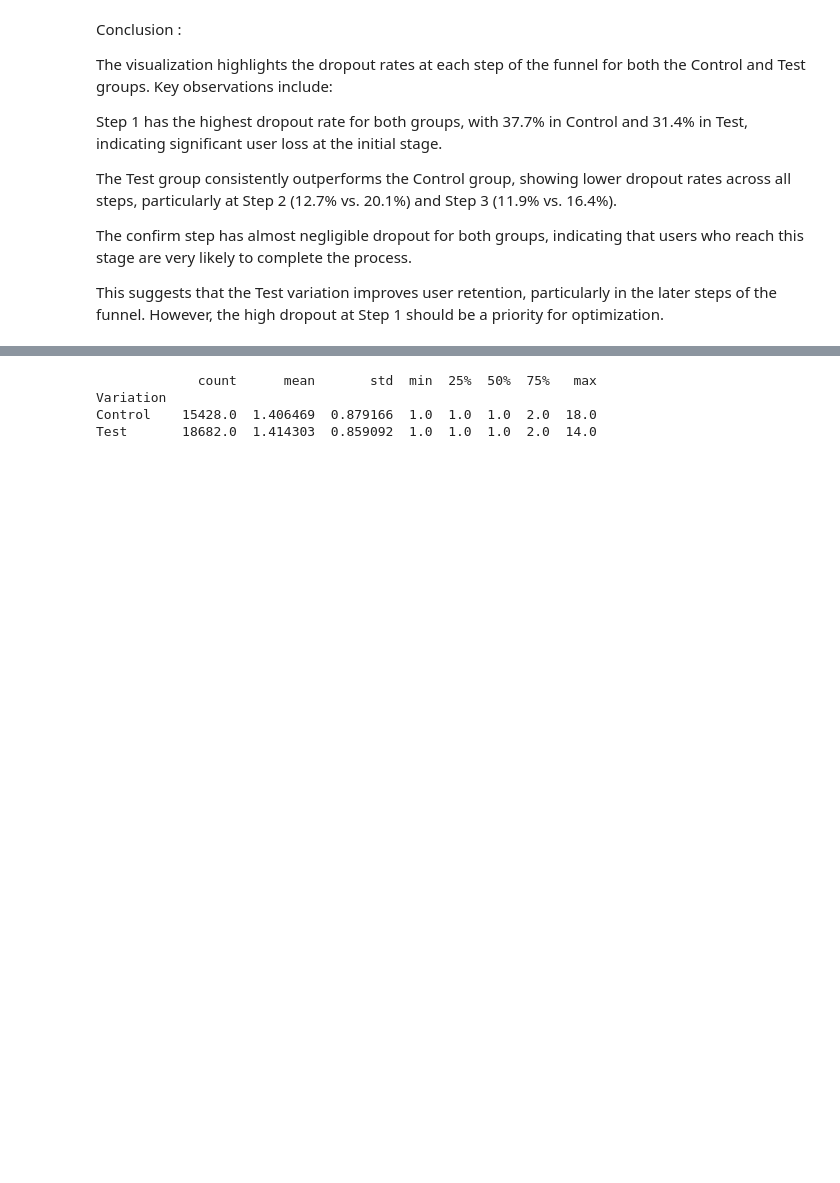
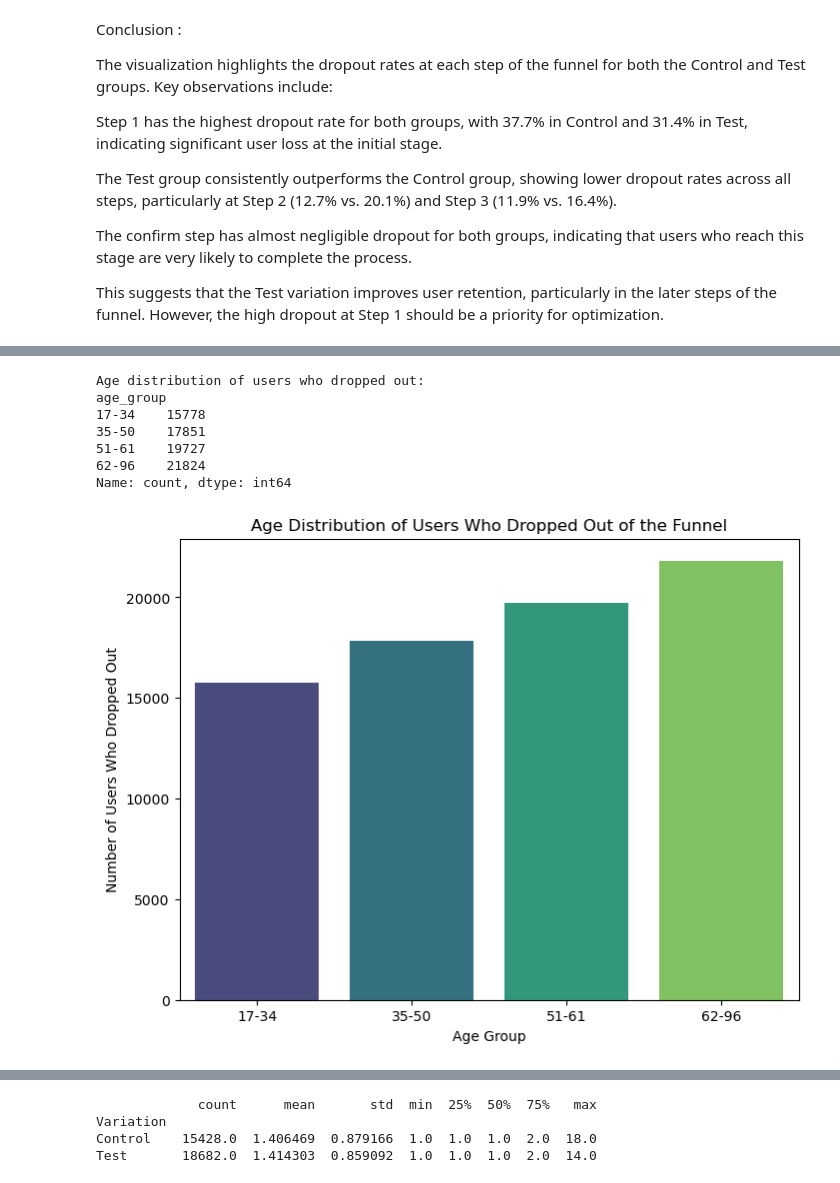
Before and after one commit to Aurelie75FR/Vangard--AB-Test, a Jupyter notebook: notebooks/explo_insights_Aur.ipynb, the cells around one changed output, grey strips where cells are left out. Saved outputs shown, nothing was run; the diff lists cells and outputs as text; code cells hidden in the pictures; blank space fills up the shorter version.

```diff
--- a/notebooks/explo_insights_Aur.ipynb
+++ b/notebooks/explo_insights_Aur.ipynb
@@ -206,0 +330,27 @@ Distribution des sessions (médiane, percentiles).
+# %%
+# Identify users who did not reach 'confirm'
+users_reached_confirm = df_all[df_all['process_step'] == 'confirm']['client_id'].unique()
+df_dropout_users = df_all[~df_all['client_id'].isin(users_reached_confirm)]
+
+# Analyze the ages of users who dropped out
+dropout_age_distribution = df_dropout_users['age_group'].value_counts().sort_index()
+
+print("\nAge distribution of users who dropped out:")
+print(dropout_age_distribution)
+
+# Visualize the age distribution of users who dropped out
+plt.figure(figsize=(8,6))
+sns.barplot(x=dropout_age_distribution.index, y=dropout_age_distribution.values, hue=dropout_age_distribution.index, palette='viridis')
+plt.title('Age Distribution of Users Who Dropped Out of the Funnel')
+plt.xlabel('Age Group')
+plt.ylabel('Number of Users Who Dropped Out')
+plt.show()
+# %% [output]
+Age distribution of users who dropped out:
+age_group
+17-34    15778
+35-50    17851
+51-61    19727
+62-96    21824
+Name: count, dtype: int64
+[figure, added]
```
Also changed, not shown: parts of 29 cells of this notebook.
